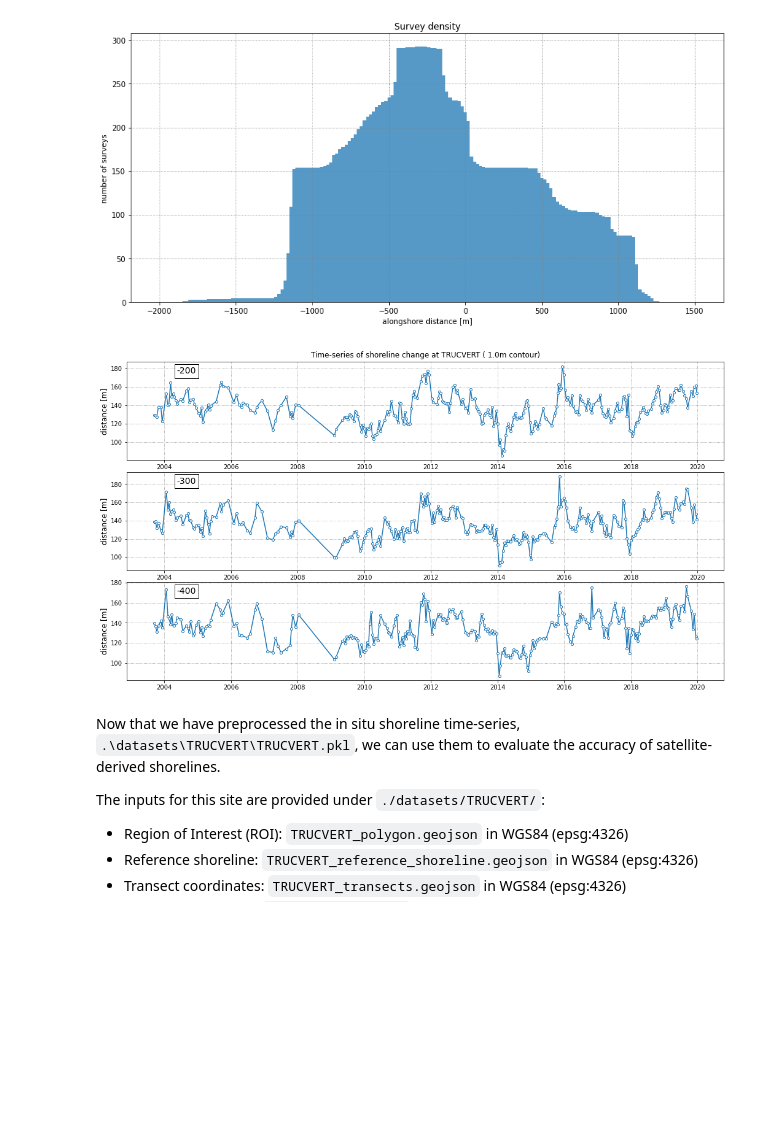
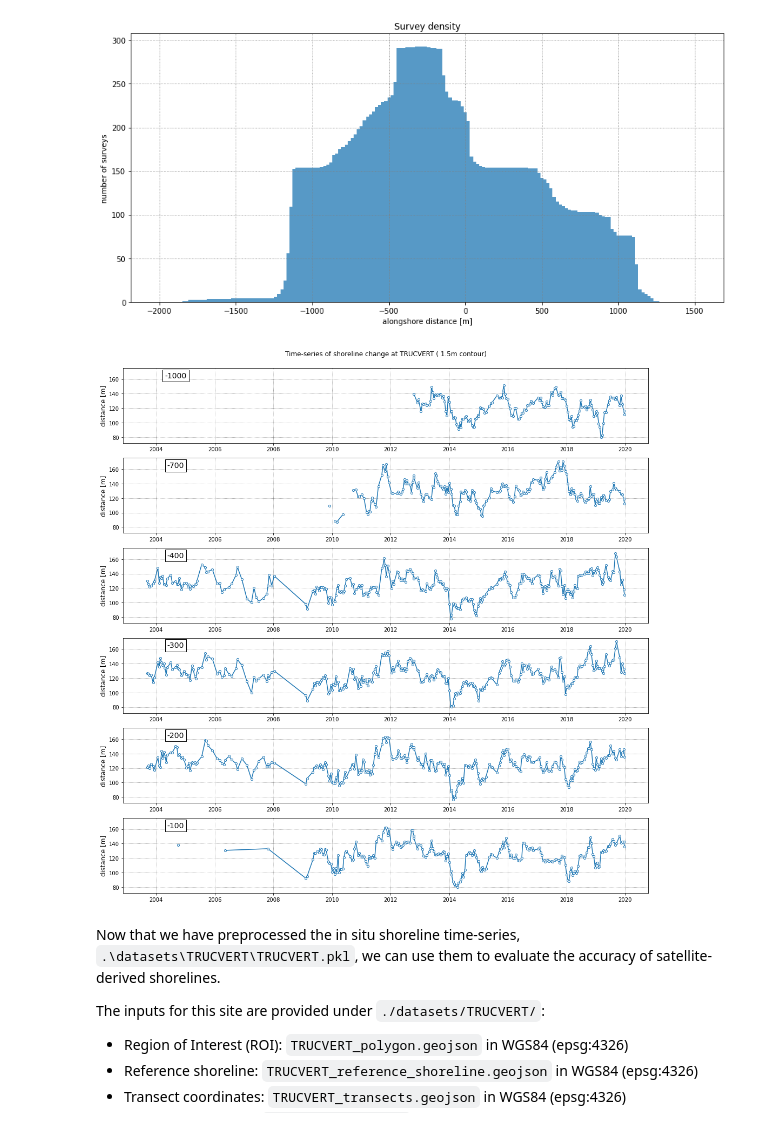
Before and after one commit to SatelliteShorelines/SDS_Benchmark, a Jupyter notebook: 1_preprocess_datasets.ipynb, the cells around one changed output. Drawn from its saved outputs; the diff is of its cells as text; code cells hidden in the pictures; blank space fills up the shorter version.

```diff
--- a/1_preprocess_datasets.ipynb
+++ b/1_preprocess_datasets.ipynb
@@ -518,7 +518,7 @@ pf_names = [str(int(grid_data['y'][0,i])) for i in range(len(grid_data['y']))]
 n_surveys = np.zeros(len(pf_names))
 
 # select contour level to extract the shoreline time-series
-contour_level = 1 # the elevations are already in MSL datum
+contour_level = 1.5 # the elevations are already in MSL datum
 
 print('Extracting time-series for %d transects using the %.1f m contour...'%(len(pf_names),contour_level))
 
@@ -592,21 +592,23 @@ fig.savefig(os.path.join(data_folder, '%s_survey_density.jpg'%sitename), dpi=100
 [figure]
 # %%
 # plot time-series along specific transect
-selected_transects = ['-200','-300','-400']
-fig = plt.figure(figsize=[15,8], tight_layout=True)
+selected_transects = [-1000,-700,-400,-300,-200,-100]
+selected_transects = ['%d'%_ for _ in selected_transects]
+fig = plt.figure(figsize=[15,15], tight_layout=True)
 fig.suptitle('Time-series of shoreline change at %s ( %.1fm contour)'%(sitename,contour_level))
 gs = gridspec.GridSpec(len(selected_transects),1)
-gs.update(left=0.05, right=0.95, bottom=0.05, top=0.95, hspace=0.12)
+gs.update(left=0.05, right=0.95, bottom=0.05, top=0.95, hspace=0.2)
 for i,key in enumerate(selected_transects):
-    ax = fig.add_subplot(gs[i,0])
+    if i > 0: ax = fig.add_subplot(gs[i,0],sharex=ax,sharey=ax)
+    else:     ax = fig.add_subplot(gs[i,0])
     ax.grid(linestyle=':', color='0.5')
     ax.plot(topo_profiles[key]['dates'], topo_profiles[key]['chainages'], '-o', ms=4, mfc='w')
     ax.set_ylabel('distance [m]', fontsize=12)
     ax.text(0.1,0.95, key, bbox=dict(boxstyle="square", ec='k',fc='w'), ha='center',
             va='top', transform=ax.transAxes, fontsize=14)
 fig.savefig(os.path.join(data_folder, '%s_insitu_timeseries.jpg'%sitename), dpi=100);
 # %% [output]
-[figure, old version]
+[figure, new version]
 # %% [markdown]
 Now that we have preprocessed the in situ shoreline time-series, `.\datasets\TRUCVERT\TRUCVERT.pkl`, we can use them to evaluate the accuracy of satellite-derived shorelines.
 
```
Also changed, not shown: parts of 1 cell of this notebook, 7 other files.
